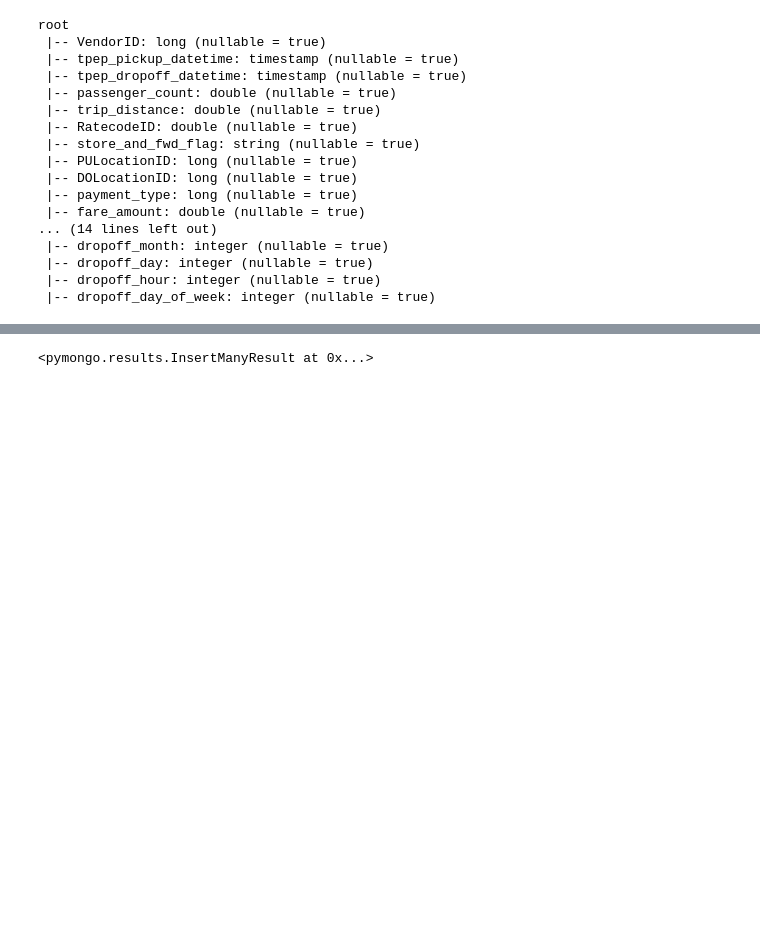
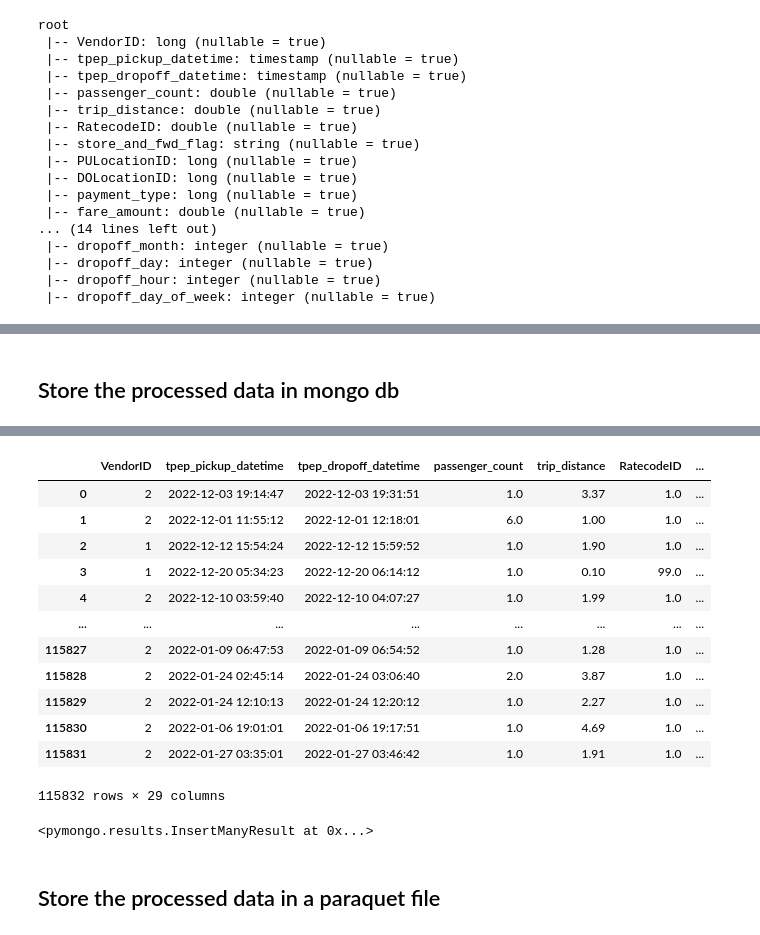
Before and after one commit to vchrombie/nyc-taxi-fare-prediction, a Jupyter notebook: code/data-processing.ipynb, the cells around one changed output, grey strips where cells are left out. Drawn from its saved outputs; the diff is of its cells as text; code cells hidden in the pictures; blank space fills up the shorter version.

```diff
--- a/code/data-processing.ipynb
+++ b/code/data-processing.ipynb
@@ -220,10 +221,13 @@ df.limit(5).toPandas()
 | 3 | 1 | 2022-12-20 05:34:23 | 2022-12-20 06:14:12 | 1.0 | 0.10 | 99.0 | ... |
 | 4 | 2 | 2022-12-10 03:59:40 | 2022-12-10 04:07:27 | 1.0 | 1.99 | 1.0 | ... |
 5 rows × 29 columns
+# %% [markdown]
+## Store the processed data in mongo db
 # %%
 # Get the collection
 collection = db['yellow_tripdata']
 # %%
 # Convert the PySpark DataFrame to a Pandas DataFrame
 pandas_df = df.toPandas()
+pandas_df
 # %% [output]
@@ -231,3 +235,16 @@ pandas_df = df.toPandas()
+|  | VendorID | tpep_pickup_datetime | tpep_dropoff_datetime | passenger_count | trip_distance | RatecodeID | ... |
+| 0 | 2 | 2022-12-03 19:14:47 | 2022-12-03 19:31:51 | 1.0 | 3.37 | 1.0 | ... |
+| 1 | 2 | 2022-12-01 11:55:12 | 2022-12-01 12:18:01 | 6.0 | 1.00 | 1.0 | ... |
+| 2 | 1 | 2022-12-12 15:54:24 | 2022-12-12 15:59:52 | 1.0 | 1.90 | 1.0 | ... |
+| 3 | 1 | 2022-12-20 05:34:23 | 2022-12-20 06:14:12 | 1.0 | 0.10 | 99.0 | ... |
+| 4 | 2 | 2022-12-10 03:59:40 | 2022-12-10 04:07:27 | 1.0 | 1.99 | 1.0 | ... |
+| ... | ... | ... | ... | ... | ... | ... | ... |
+| 115827 | 2 | 2022-01-09 06:47:53 | 2022-01-09 06:54:52 | 1.0 | 1.28 | 1.0 | ... |
+| 115828 | 2 | 2022-01-24 02:45:14 | 2022-01-24 03:06:40 | 2.0 | 3.87 | 1.0 | ... |
+| 115829 | 2 | 2022-01-24 12:10:13 | 2022-01-24 12:20:12 | 1.0 | 2.27 | 1.0 | ... |
+| 115830 | 2 | 2022-01-06 19:01:01 | 2022-01-06 19:17:51 | 1.0 | 4.69 | 1.0 | ... |
+| 115831 | 2 | 2022-01-27 03:35:01 | 2022-01-27 03:46:42 | 1.0 | 1.91 | 1.0 | ... |
+115832 rows × 29 columns
 # %%
 # Convert the Pandas DataFrame to a dictionary
 data_dict = pandas_df.to_dict("records")
@@ -236,3 +253,5 @@ data_dict = pandas_df.to_dict("records")
 collection.insert_many(data_dict)
 # %% [output]
 <pymongo.results.InsertManyResult at 0x...>
+# %% [markdown]
+## Store the processed data in a paraquet file
```
Also changed, not shown: parts of 10 cells of this notebook, 3 other files.
